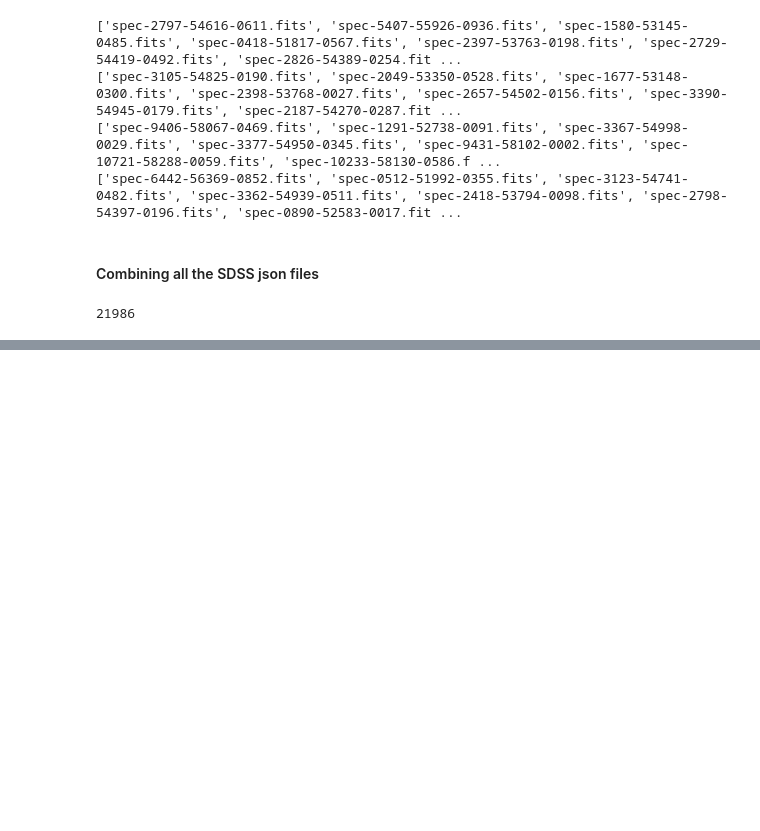
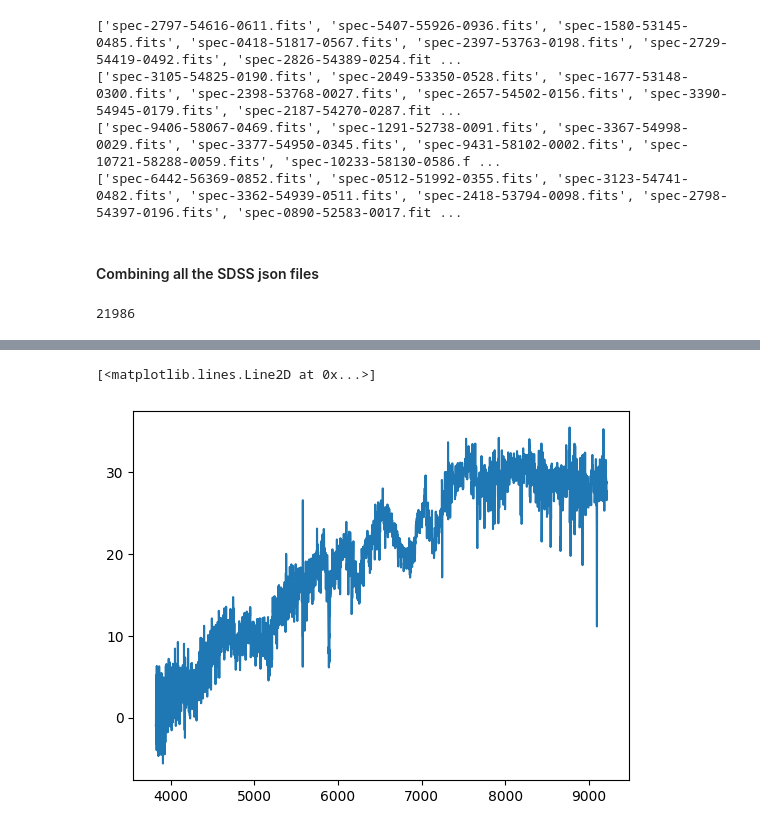
Before and after one commit to Alcatraz312/Survey-invariant-generalization, a Jupyter notebook: src/inspection/SDSS_collection_parse.ipynb, the cells around one changed output, grey strips where cells are left out. Saved outputs shown, nothing was run; the diff lists cells and outputs as text; code cells hidden in the pictures; blank space fills up the shorter version.

```diff
--- a/src/inspection/SDSS_collection_parse.ipynb
+++ b/src/inspection/SDSS_collection_parse.ipynb
@@ -320,0 +380,5 @@ len(sdss_data.keys())
+# %%
+plt.plot(star_2_wavelength, star_2_flux)
+# %% [output]
+[<matplotlib.lines.Line2D at 0x...>]
+[figure, added]
```
Also changed, not shown: parts of 8 cells of this notebook, 5 other files.
